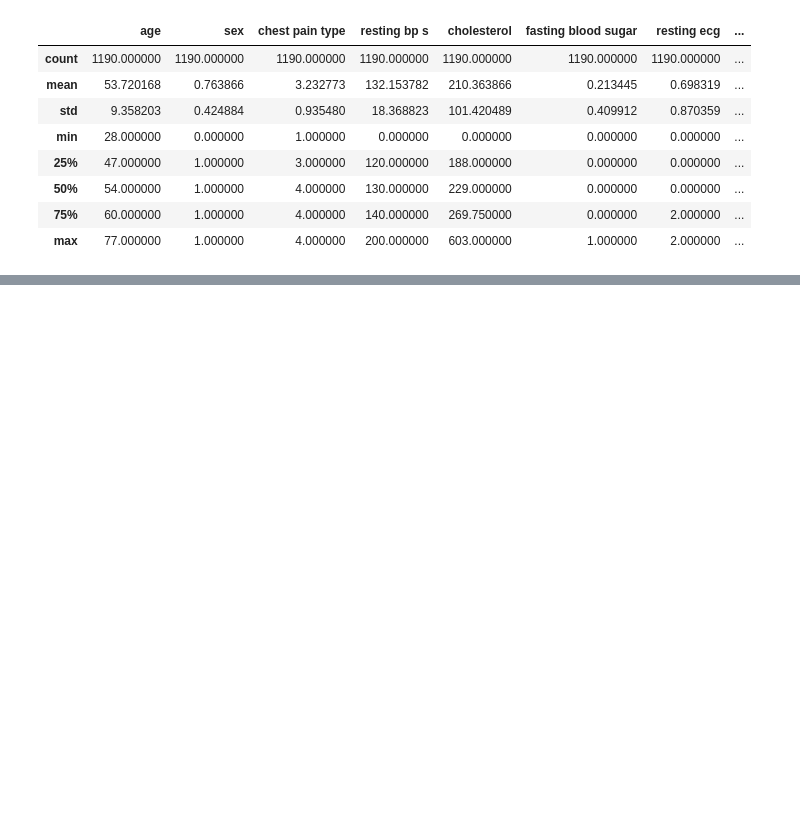
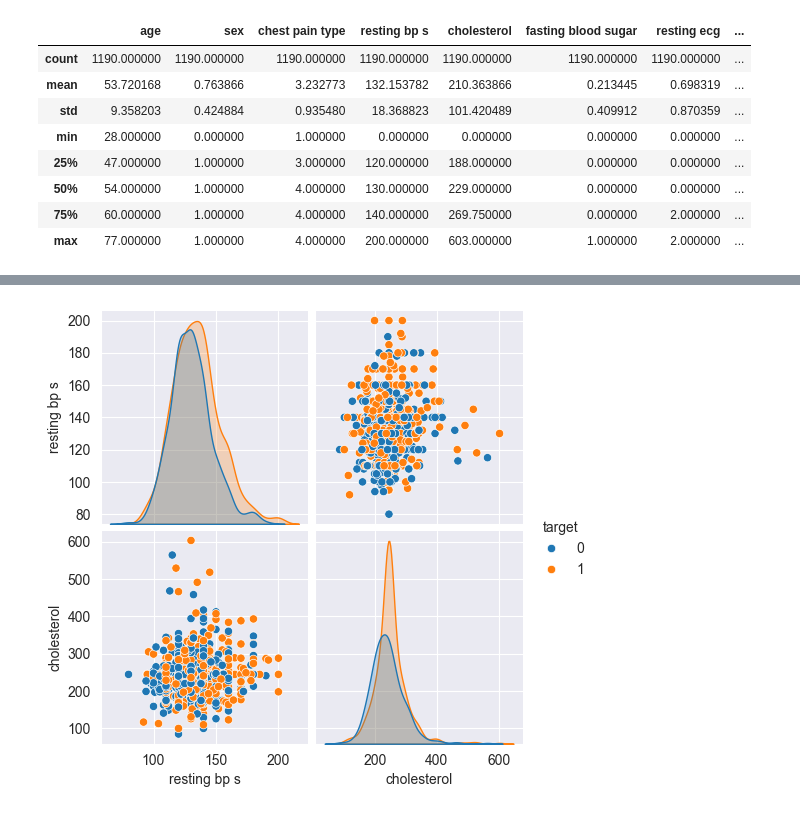
Before and after one commit to kardelenyurtkuran/heart-disease-prediction, a Jupyter notebook: notebooks/exploratory-data-analysis.ipynb, the cells around one changed output, grey strips where cells are left out. Saved outputs shown, nothing was run; the diff lists cells and outputs as text; code cells hidden in the pictures; blank space fills up the shorter version.

```diff
--- a/notebooks/exploratory-data-analysis.ipynb
+++ b/notebooks/exploratory-data-analysis.ipynb
@@ -95,0 +141,6 @@ np.int64(272)
+# %%
+#Resting Blood Pressure - Cholesterol
+sns.pairplot(data=df, vars=["resting bp s", "cholesterol"], hue="target")
+plt.show()
+# %% [output]
+[figure, added]
```
Also changed, not shown: parts of 11 cells of this notebook.
